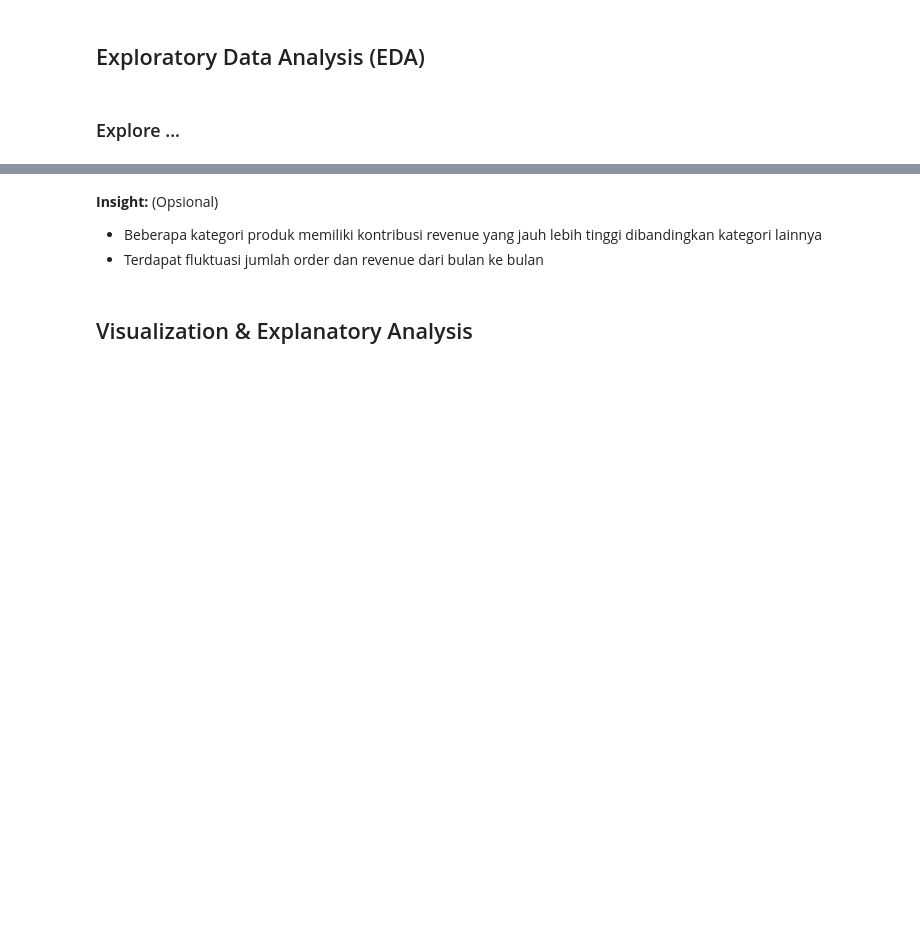
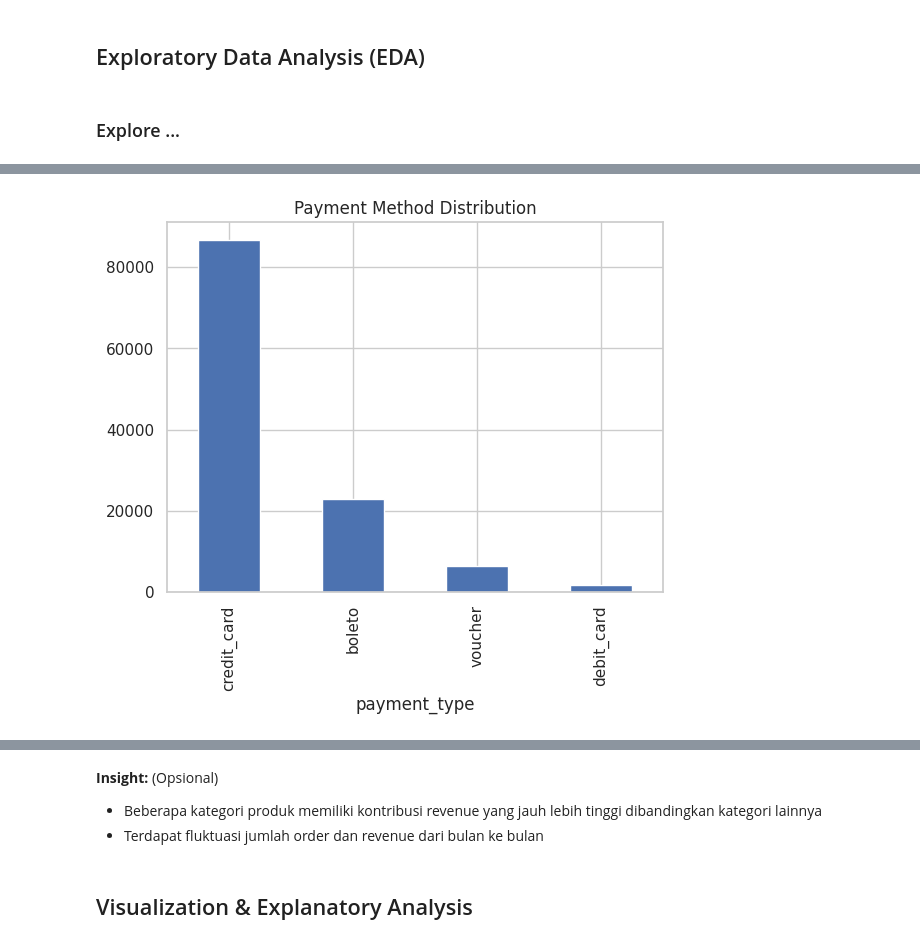
Before and after one commit to BaaaMS7/submission_analisis_data, a Jupyter notebook: notebook.ipynb, the cells around one changed output, grey strips where cells are left out. Cells and saved outputs as stored; diff of their text form; code cells hidden in the pictures; blank space fills up the shorter version.

```diff
--- a/notebook.ipynb
+++ b/notebook.ipynb
@@ -254,0 +254,7 @@ monthly_revenue.columns = ['month', 'total_revenue']
+# %%
+#EDA Categorical
+df['payment_type'].value_counts().plot(kind='bar')
+plt.title('Payment Method Distribution')
+plt.show()
+# %% [output]
+[figure, added]
```
Also changed, not shown: parts of 14 cells of this notebook.
